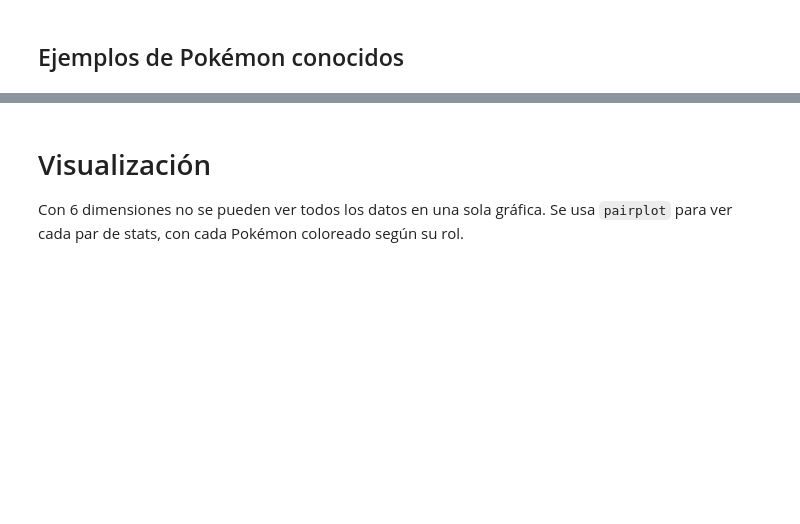
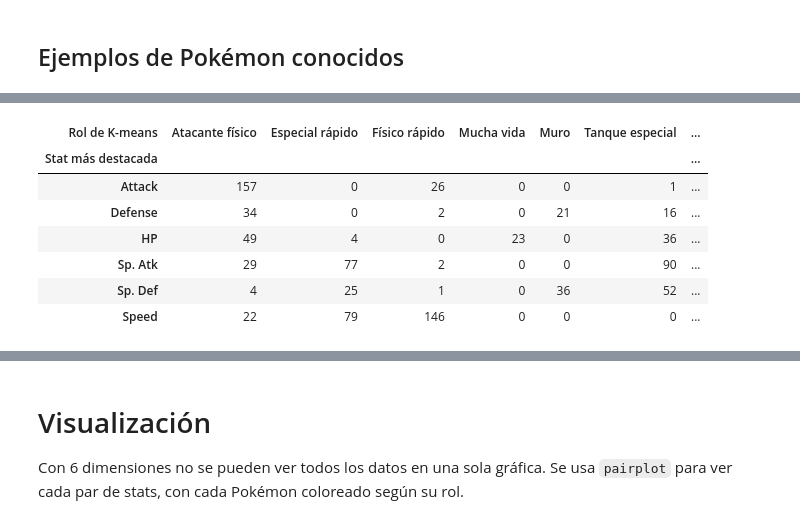
Before and after one commit to Cesarsith25/Unimodelo_IA, a Jupyter notebook: Proyecto2/Inciso5/2_roles_pokemon.ipynb, the cells around one changed output, grey strips where cells are left out. Saved outputs shown, nothing was run; the diff lists cells and outputs as text; code cells hidden in the pictures; blank space fills up the shorter version.

```diff
--- a/Proyecto2/Inciso5/2_roles_pokemon.ipynb
+++ b/Proyecto2/Inciso5/2_roles_pokemon.ipynb
@@ -251,0 +279,13 @@ Mewtwo     -> Rápidos
+# %%
+regla = [stats[i] for i in np.argmax(X - X.mean(axis=0), axis=1)] #Stat en la que cada Pokémon más supera al promedio
+
+pd.crosstab(pd.Series(regla, name='Stat más destacada'), pd.Series(df['Rol'].values, name='Rol de K-means'))
+# %% [output]
+| Rol de K-means | Atacante físico | Especial rápido | Físico rápido | Mucha vida | Muro | Tanque especial | ... |
+| Stat más destacada |  |  |  |  |  |  | ... |
+| Attack | 157 | 0 | 26 | 0 | 0 | 1 | ... |
+| Defense | 34 | 0 | 2 | 0 | 21 | 16 | ... |
+| HP | 49 | 4 | 0 | 23 | 0 | 36 | ... |
+| Sp. Atk | 29 | 77 | 2 | 0 | 0 | 90 | ... |
+| Sp. Def | 4 | 25 | 1 | 0 | 36 | 52 | ... |
+| Speed | 22 | 79 | 146 | 0 | 0 | 0 | ... |
```
Also changed, not shown: parts of 22 cells of this notebook, 5 other files.
